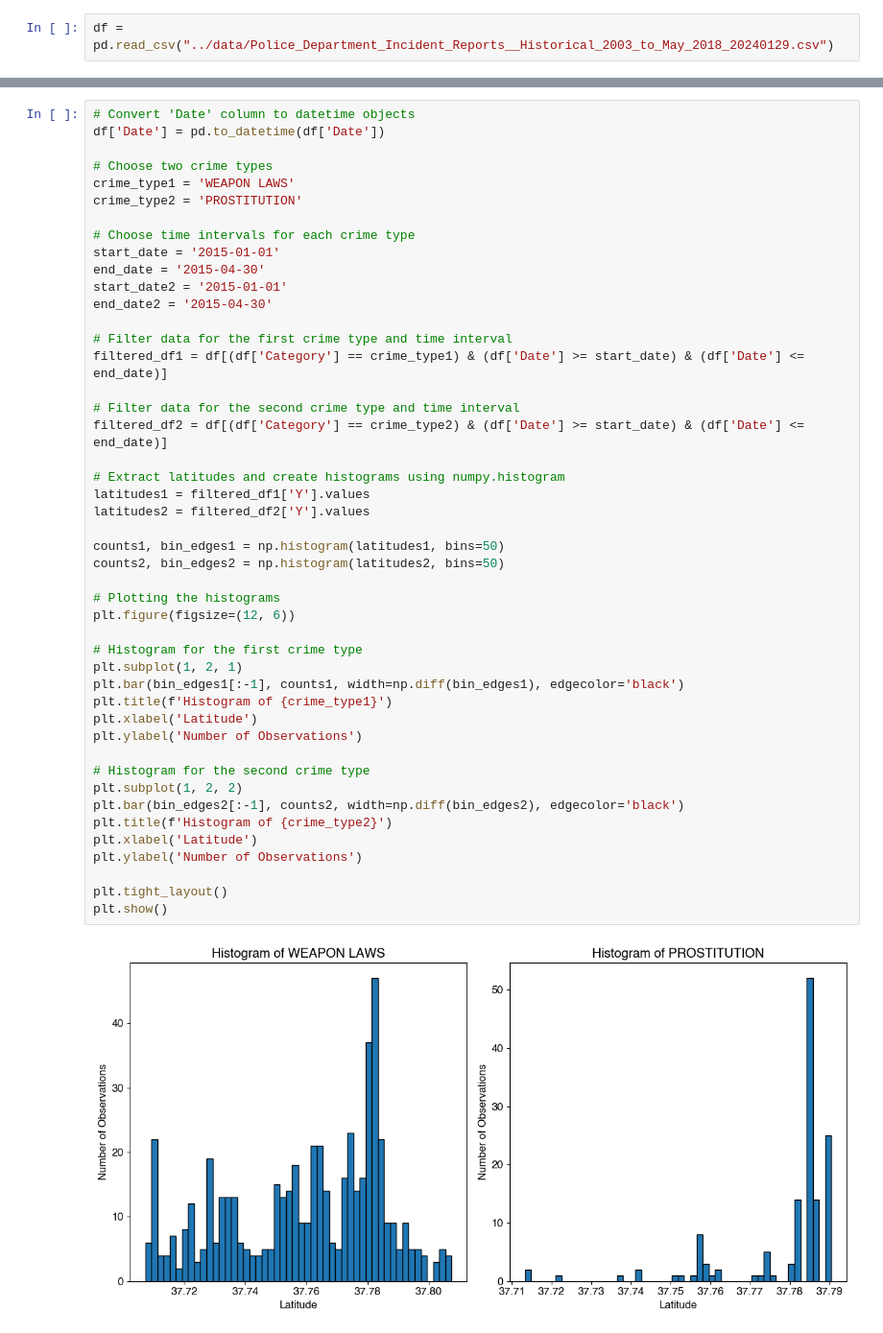
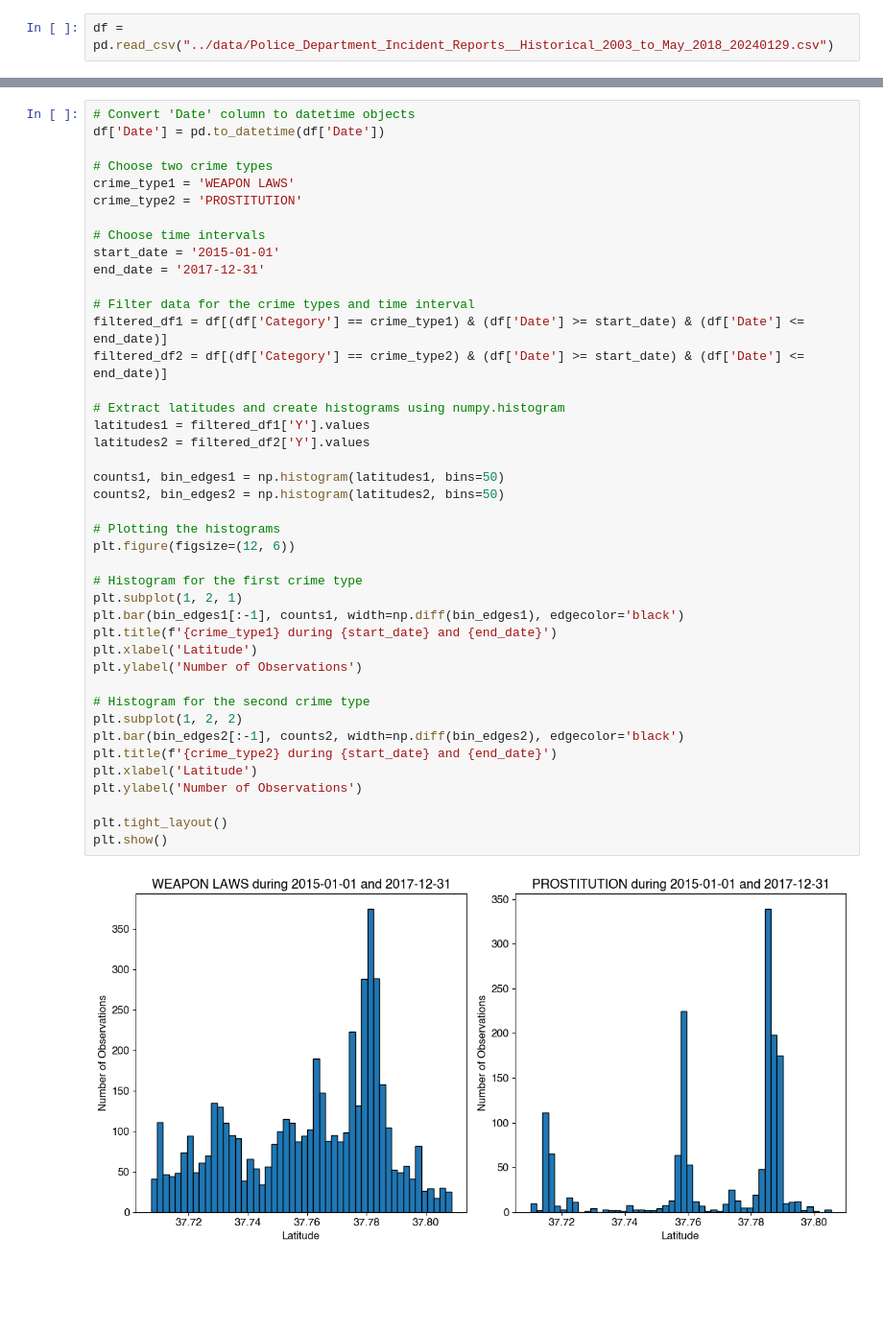
Before and after one commit to clbokea/socialdata2024, a Jupyter notebook: exercises/week3/week3_part3.ipynb, the cells around one changed output, grey strips where cells are left out. Shown: that part at 96% size. Saved outputs shown, nothing was run; the diff lists cells and outputs as text; blank space fills up the shorter version.

```diff
--- a/exercises/week3/week3_part3.ipynb
+++ b/exercises/week3/week3_part3.ipynb
@@ -85,43 +91,39 @@ df['Date'] = pd.to_datetime(df['Date'])
 crime_type1 = 'WEAPON LAWS'
 crime_type2 = 'PROSTITUTION'
 
-# Choose time intervals for each crime type
+# Choose time intervals
 start_date = '2015-01-01'
-end_date = '2015-04-30'
-start_date2 = '2015-01-01'
-end_date2 = '2015-04-30'
+end_date = '2017-12-31'
 
-# Filter data for the first crime type and time interval
+# Filter data for the crime types and time interval
 filtered_df1 = df[(df['Category'] == crime_type1) & (df['Date'] >= start_date) & (df['Date'] <= end_date)]
-
-# Filter data for the second crime type and time interval
 filtered_df2 = df[(df['Category'] == crime_type2) & (df['Date'] >= start_date) & (df['Date'] <= end_date)]
 
 # Extract latitudes and create histograms using numpy.histogram
 latitudes1 = filtered_df1['Y'].values
 latitudes2 = filtered_df2['Y'].values
 
 counts1, bin_edges1 = np.histogram(latitudes1, bins=50)
 counts2, bin_edges2 = np.histogram(latitudes2, bins=50)
 
 # Plotting the histograms
 plt.figure(figsize=(12, 6))
 
 # Histogram for the first crime type
 plt.subplot(1, 2, 1)
 plt.bar(bin_edges1[:-1], counts1, width=np.diff(bin_edges1), edgecolor='black')
-plt.title(f'Histogram of {crime_type1}')
+plt.title(f'{crime_type1} during {start_date} and {end_date}')
 plt.xlabel('Latitude')
 plt.ylabel('Number of Observations')
 
 # Histogram for the second crime type
 plt.subplot(1, 2, 2)
 plt.bar(bin_edges2[:-1], counts2, width=np.diff(bin_edges2), edgecolor='black')
-plt.title(f'Histogram of {crime_type2}')
+plt.title(f'{crime_type2} during {start_date} and {end_date}')
 plt.xlabel('Latitude')
 plt.ylabel('Number of Observations')
 
 plt.tight_layout()
 plt.show()
 # %% [output]
-[figure, old version]
+[figure, new version]
```
Also changed, not shown: parts of 21 cells of this notebook.
